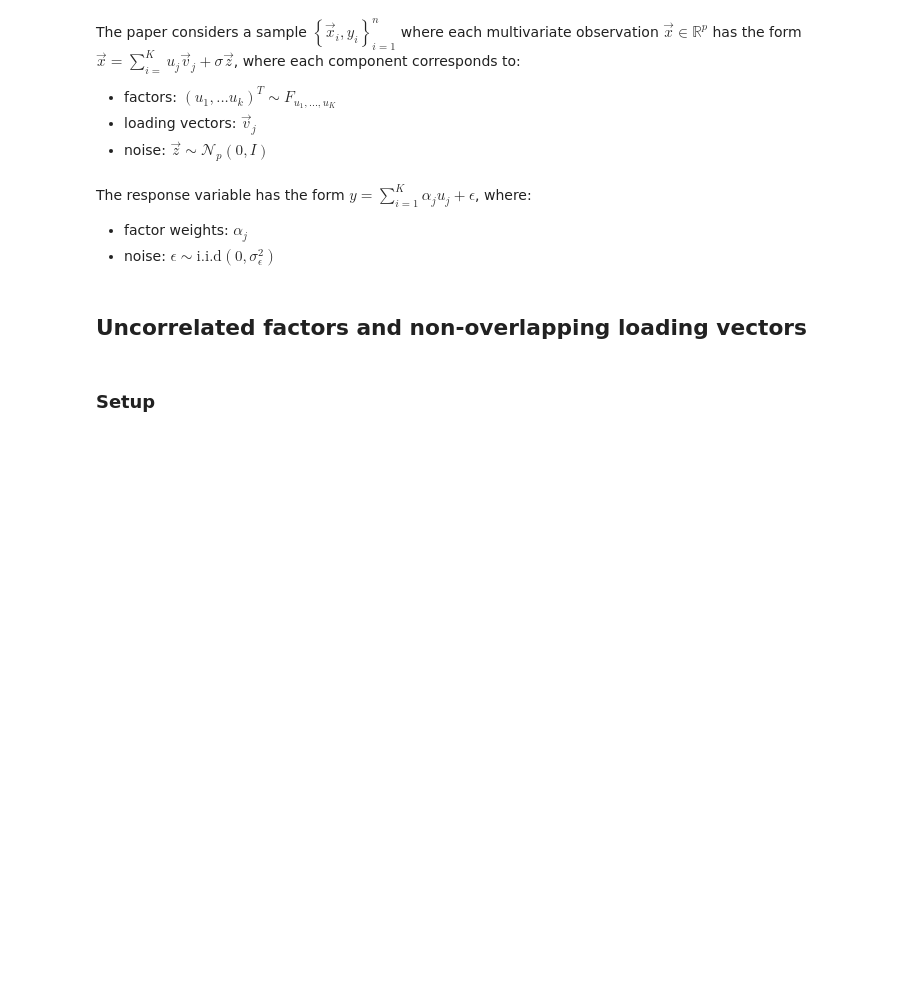
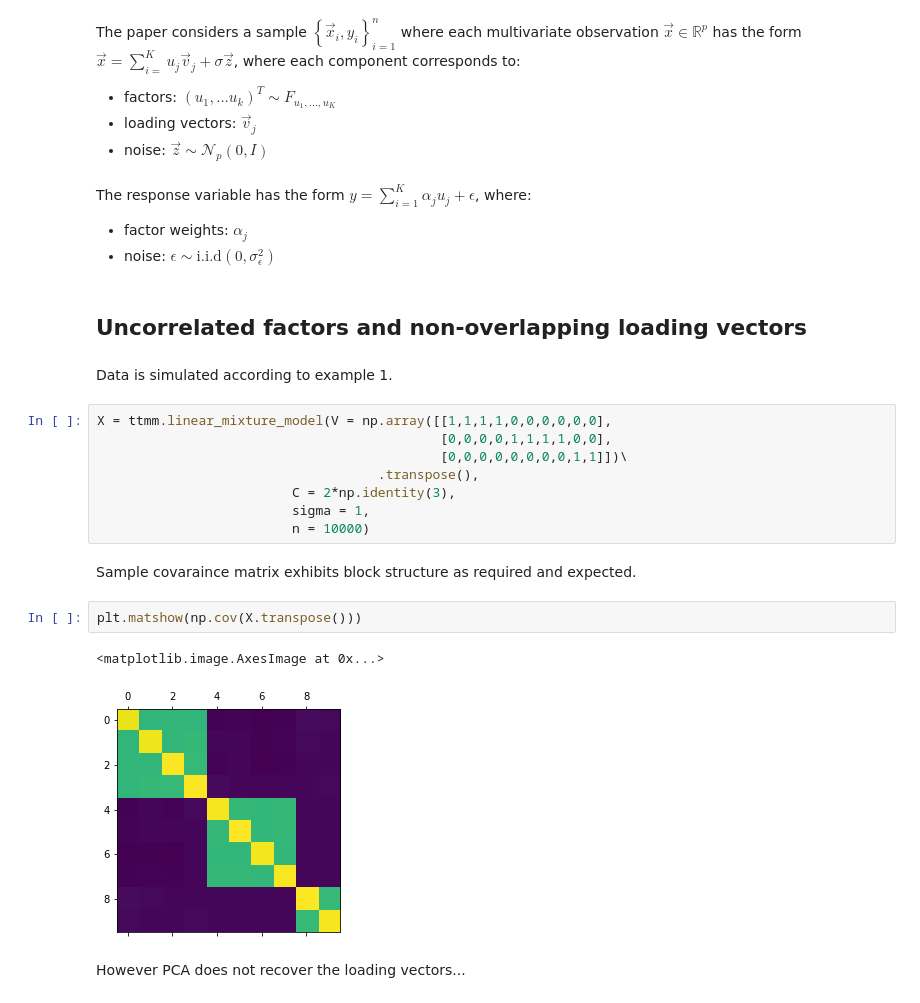
Before and after one commit to Shakeel95/Dimension-Reduction-Trees, a Jupyter notebook: prototypes/3-linear-mixture-model.ipynb, the cells around one changed output. Saved outputs shown, nothing was run; the diff lists cells and outputs as text; blank space fills up the shorter version.

Commit message:
Adds notebook running linear mixture mode script - NB results DO NOT coincide with paper

```diff
--- a/prototypes/3-linear-mixture-model.ipynb
+++ b/prototypes/3-linear-mixture-model.ipynb
@@ -27,5 +31,22 @@ The response variable has the form $y = \sum_{i=1}^{K}\alpha_j u_j + \epsilon$,
 * noise: $\epsilon \sim \text{i.i.d}\left ( 0, \sigma_\epsilon^2 \right )$
 # %% [markdown]
 ## Uncorrelated factors and non-overlapping loading vectors
-# %% [markdown]
-### Setup
+# %% [markdown]
+Data is simulated according to example 1.
+# %%
+X = ttmm.linear_mixture_model(V = np.array([[1,1,1,1,0,0,0,0,0,0],
+                                            [0,0,0,0,1,1,1,1,0,0],
+                                            [0,0,0,0,0,0,0,0,1,1]])\
+                                    .transpose(),
+                         C = 2*np.identity(3),
+                         sigma = 1,
+                         n = 10000)
+# %% [markdown]
+Sample covaraince matrix exhibits block structure as required and expected.
+# %%
+plt.matshow(np.cov(X.transpose()))
+# %% [output]
+<matplotlib.image.AxesImage at 0x...>
+[figure, added]
+# %% [markdown]
+However PCA does not recover the loading vectors...
```
Also changed, not shown: parts of 8 cells of this notebook, 1 other file.
